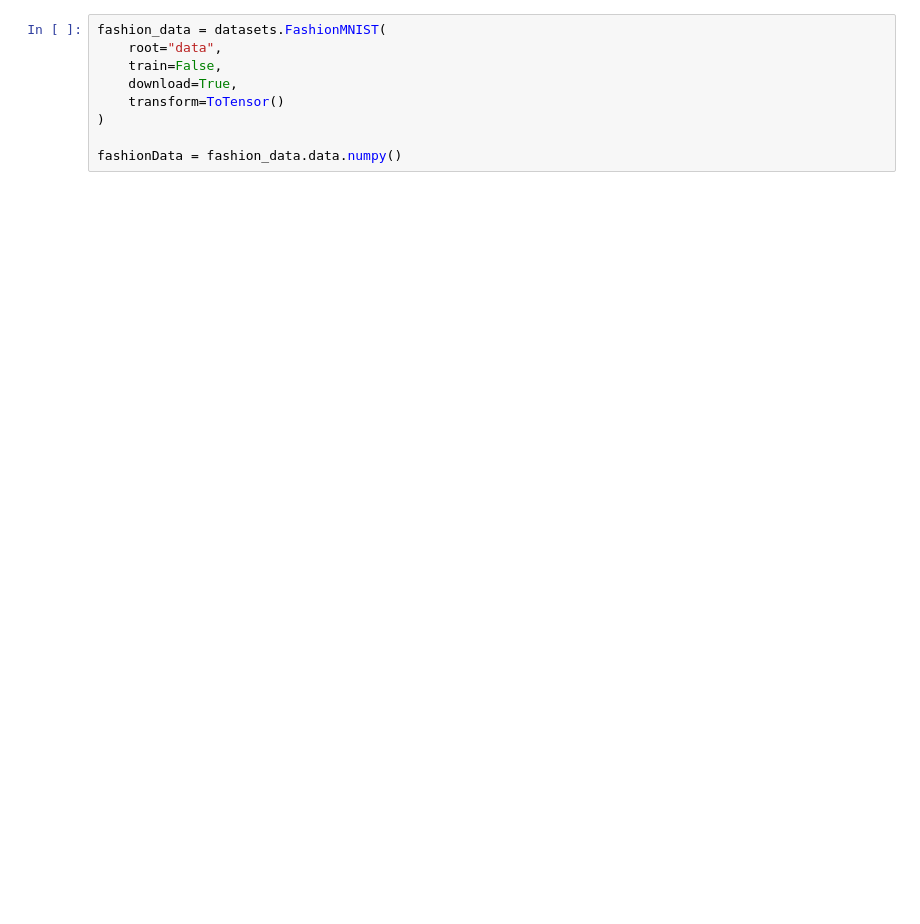
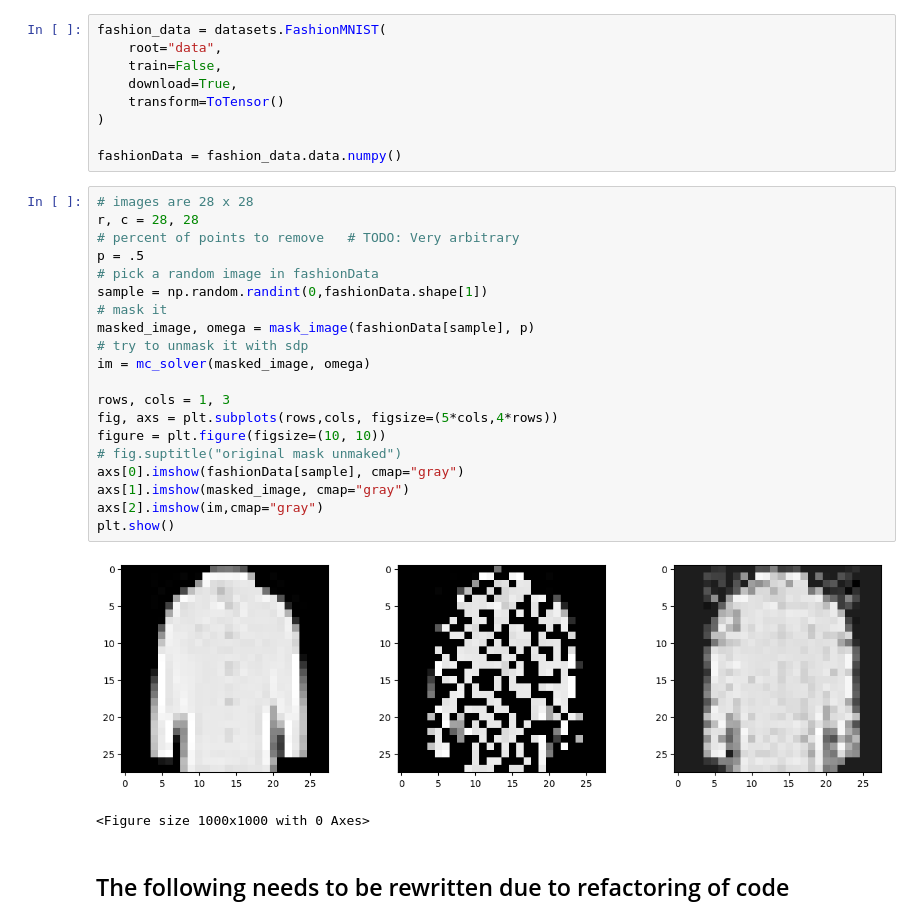
Before and after one commit to Xinshi0726/SDP-Relxations-With-Applications, a Jupyter notebook: matrix-completetion/MC.ipynb, the cells around one changed output. Saved outputs shown, nothing was run; the diff lists cells and outputs as text; blank space fills up the shorter version.

```diff
--- a/matrix-completetion/MC.ipynb
+++ b/matrix-completetion/MC.ipynb
@@ -75,6 +68,31 @@ fashion_data = datasets.FashionMNIST(
 )
 
 fashionData = fashion_data.data.numpy()
+# %%
+# images are 28 x 28
+r, c = 28, 28
+# percent of points to remove   # TODO: Very arbitrary
+p = .5
+# pick a random image in fashionData
+sample = np.random.randint(0,fashionData.shape[1])
+# mask it
+masked_image, omega = mask_image(fashionData[sample], p)
+# try to unmask it with sdp
+im = mc_solver(masked_image, omega)
+
+rows, cols = 1, 3
+fig, axs = plt.subplots(rows,cols, figsize=(5*cols,4*rows))
+figure = plt.figure(figsize=(10, 10))
+# fig.suptitle("original mask unmaked")
+axs[0].imshow(fashionData[sample], cmap="gray")
+axs[1].imshow(masked_image, cmap="gray")
+axs[2].imshow(im,cmap="gray")
+plt.show()
+# %% [output]
+[figure, added]
+<Figure size 1000x1000 with 0 Axes>
+# %% [markdown]
+## The following needs to be rewritten due to refactoring of code
 # %%
 # images are 28 x 28
 r, c = 28, 28
```
Also changed, not shown: parts of 5 cells of this notebook, 1 other file.
